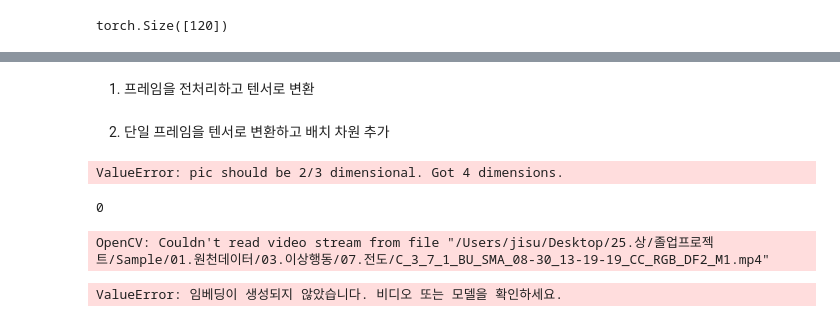
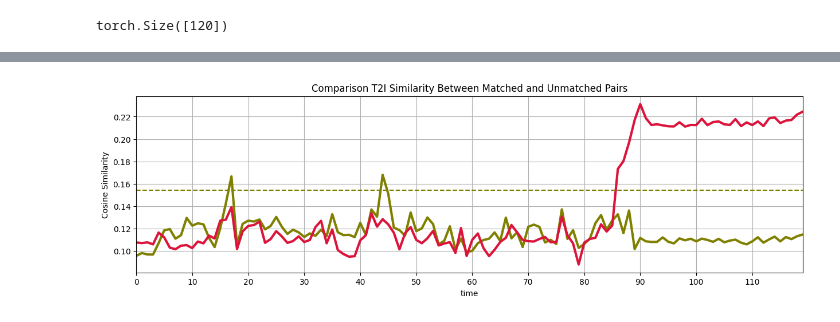
Before and after one commit to SMWU-IT-Graduate-Project-2025/OMNi, a Jupyter notebook: model/example.ipynb, the cells around one changed output, grey strips where cells are left out. Cells and saved outputs as stored; diff of their text form; code cells hidden in the pictures.

```diff
--- a/model/example.ipynb
+++ b/model/example.ipynb
@@ -407,2 +344,0 @@ tensor(0.1502, grad_fn=<DotBackward0>)
-# %% [markdown]
-1. 프레임을 전처리하고 텐서로 변환
@@ -419,17 +345,17 @@ preprocess = transforms.Compose([
-# %% [markdown]
-2. 단일 프레임을 텐서로 변환하고 배치 차원 추가
-# %%
-# numpy 프레임 → torch.Tensor로 변환
-frame_tensor = preprocess(video_frames).unsqueeze(0).to(device)  # (1, 3, 224, 224)
-
-# 모델에 입력
-with torch.no_grad():
-    vis_vector = model(pixel_values=frame_tensor).image_embeds  # CLIPVisionModelWithProjection
-# %% [output]
-ValueError: pic should be 2/3 dimensional. Got 4 dimensions.
-# %%
-video_embeddings, _ = process_video(vid_example, model, window_size=6, time_interval=0.5)
-# %% [output]
-0
-OpenCV: Couldn't read video stream from file "/Users/jisu/Desktop/25.상/졸업프로젝트/Sample/01.원천데이터/03.이상행동/07.전도/C_3_7_1_BU_SMA_08-30_13-19-19_CC_RGB_DF2_M1.mp4"
-ValueError: 임베딩이 생성되지 않았습니다. 비디오 또는 모델을 확인하세요.
+# %%
+plt.figure(figsize=(15, 4))
+plt.plot(dis_similarities.detach().numpy(), c='olive', linewidth=3)
+plt.plot(similarities.detach().numpy(), c='crimson', linewidth=3)
+plt.title("Comparison T2I Similarity Between Matched and Unmatched Pairs")
+plt.xlim(0, similarities.shape[0]-1)
+plt.xticks(np.arange(0, similarities.shape[0], 10))
+plt.xlabel("time")
+plt.ylabel("Cosine Similarity")
+plt.grid(True)
+
+similarity_value = similarity.item()  # Convert tensor to a scalar value
+plt.axhline(y=similarity_value, color='olive', linestyle='--', label=f'Similarity: {similarity_value:.4f}')  # Add horizontal line
+
+plt.show()
+# %% [output]
+[figure, added]
```
Also changed, not shown: parts of 36 cells of this notebook.
